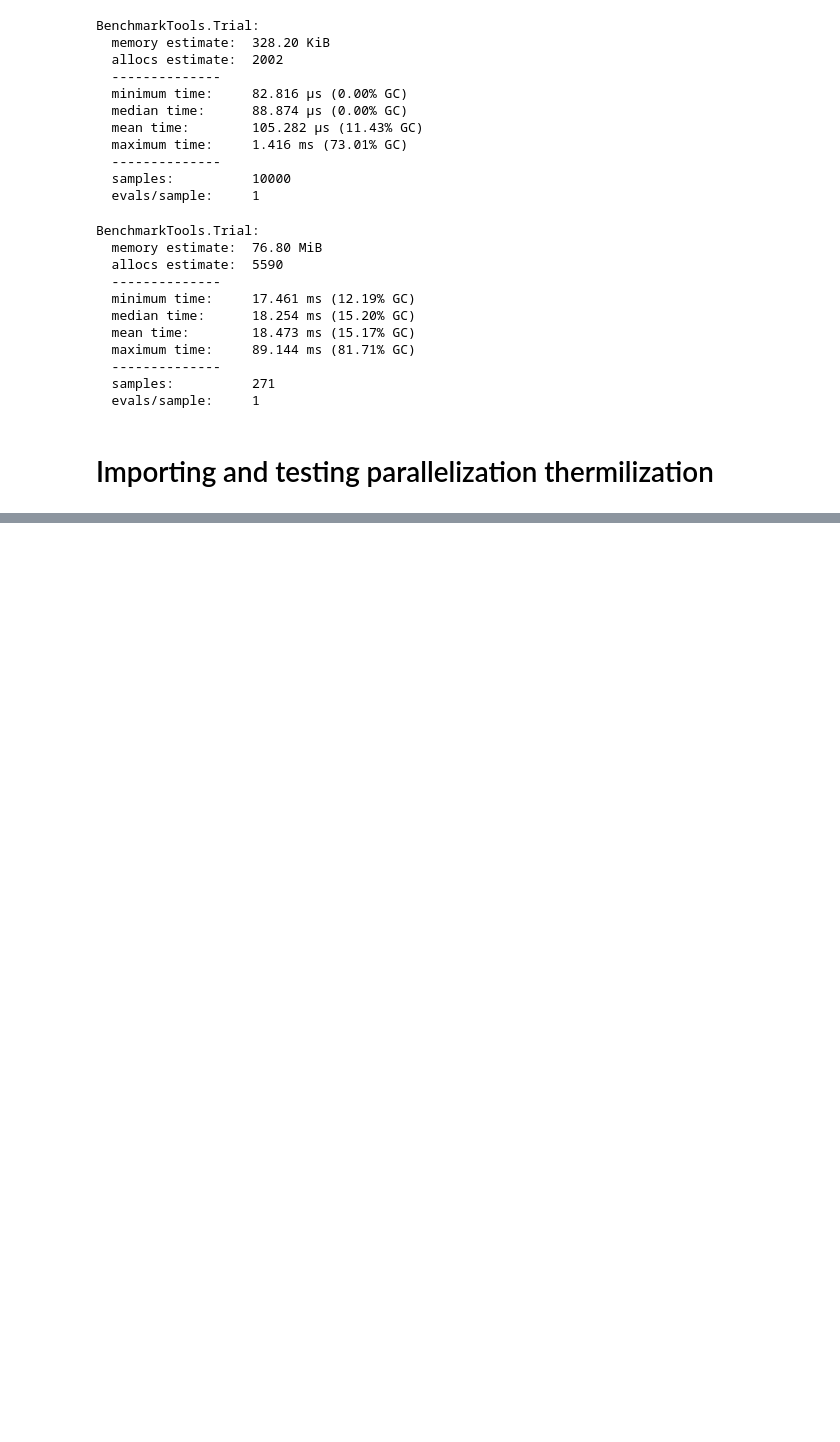
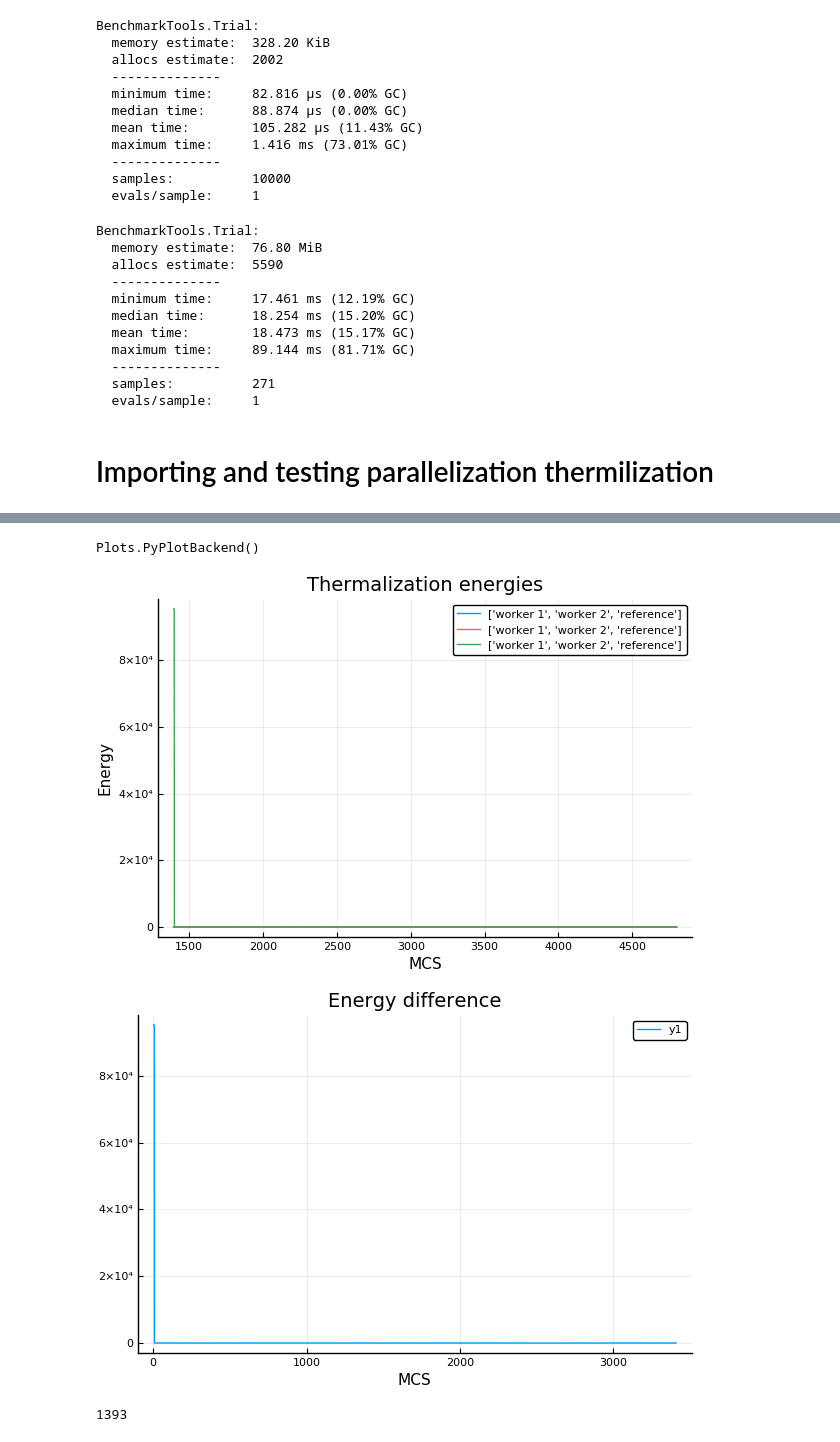
Before and after one commit to 9cco/finite-temp-vortex-lattice, a Jupyter notebook: Notebooks/Test6 - Parallel thermalization.ipynb, the cells around one changed output, grey strips where cells are left out. Saved outputs shown, nothing was run; the diff lists cells and outputs as text; code cells hidden in the pictures; blank space fills up the shorter version.

```diff
--- a/Notebooks/Test6 - Parallel thermalization.ipynb
+++ b/Notebooks/Test6 - Parallel thermalization.ipynb
@@ -204,3 +227,40 @@ Worker 2: ΔE = 0.00018301141055963684 ± 0.008617047450399188
+# %%
+pyplot()
+# %% [output]
+Plots.PyPlotBackend()
+# %%
+# Plot the last PLOT_FRACTION fraction of the energy intervals
+PLOT_FRACTION = 0.71
+N = length(E_ref)
+tₛ = N - floor(Int64, N*PLOT_FRACTION)
+#tₛ = 1300
+#N = 1399
+println(tₛ)
+int = tₛ:N
+n_workers == size(E_w,1) || throw(error("ERROR: Somehow the number of workers changed during thermalization"))
+
+# Converting the misc. energies into an array of arrays of energies
+energies = Array{Array{Float64, 1}, 1}(n_workers+1)
+labels = Array{String, 1}(n_workers+1)
+energies[n_workers+1] = E_ref[int]
+labels[n_workers+1] = "reference"
+for w = 1:n_workers
+    energies[w] = E_w[w,int]
+    labels[w] = "worker $(w)"
+end
+
+# Plotting the energies of reference and all workers
+plt = plot(int, energies, label=labels, xlabel="MCS", ylabel="Energy", title="Thermalization energies");
+display(plt)
+
+# Plot energy difference for first worker
+dE = E_ref[int] - E_w[1,int]
+plt = plot(1:length(dE), dE, title="Energy difference", xlabel="MCS");
+display(plt)
+# %% [output]
+[figure, added]
+[figure, added]
+1393
 # %%
 t₀
 # %% [output]
```
Also changed, not shown: parts of 17 cells of this notebook, 3 other files.
